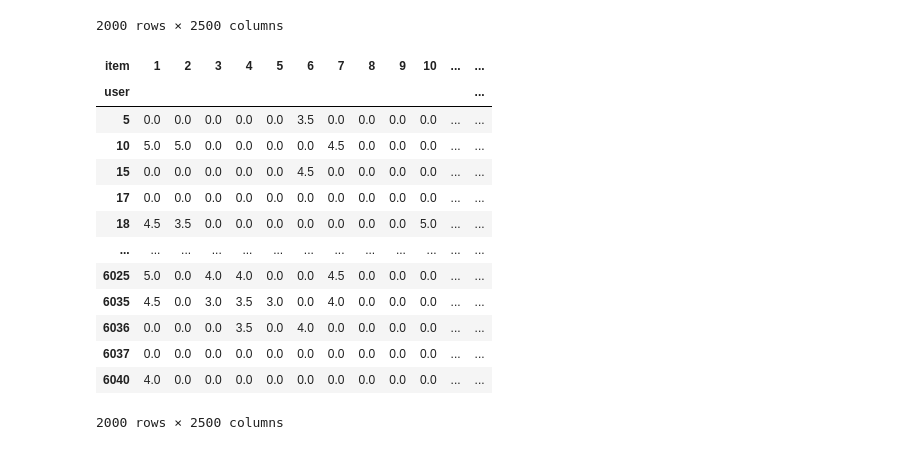
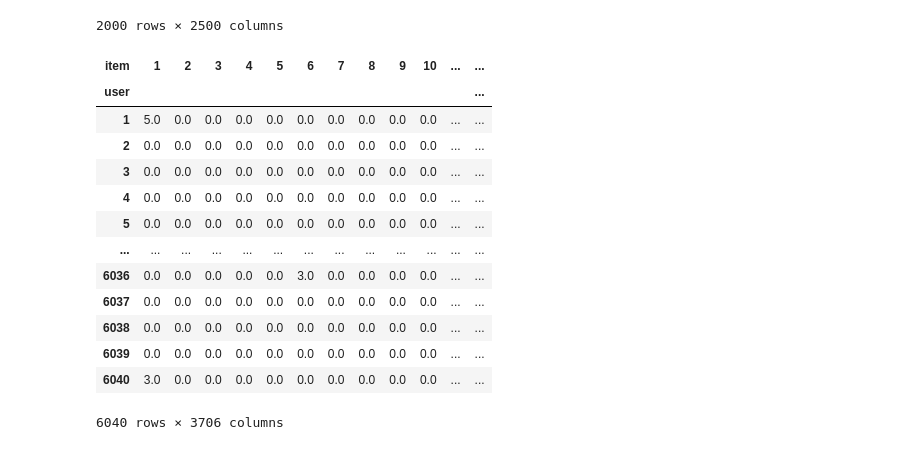
Before and after one commit to palfibogdan/FACT, a Jupyter notebook: src/notebooks/movielens.ipynb, the cells around one changed output. Saved outputs shown, nothing was run; the diff lists cells and outputs as text; code cells hidden in the pictures.

Commit message:
add downsampling option train recommender, set movielens < 3 to 0

```diff
--- a/src/notebooks/movielens.ipynb
+++ b/src/notebooks/movielens.ipynb
@@ -35,7 +40,7 @@ p6526 [23-01-18 14:17] [INFO]  Implcit using GPU: True  (root:22)
 # %%
 # from the README file
 column_names = ["user", "item", "rating", "timestamp"]
-user_item_df = pd.read_csv(config.MOVIELENS_DIR / "ratings.dat", names=column_names, sep="::", engine="python")
+user_item_df = pd.read_csv(config.MOVIELENS_DATA_DIR / "ratings.dat", names=column_names, sep="::", engine="python")
 user_item_df
 # %% [output]
 |  | user | item | rating | timestamp |
@@ -101,21 +106,23 @@ user_item_df
 # %%
 # remap ratings {3, 4, 5} to a range of 5, and set ratings < 3 to 0
 # QUESTION does this actually do the remapping of ratings < 3 to 0?
-ratings_remap = dict(zip(range(1, 6), np.linspace(3, 5, 5)))
-user_item_df = user_item_df.applymap(lambda rating: ratings_remap.get(rating, 0))
+# ratings_remap = dict(zip(range(1, 6), np.linspace(3, 5, 5)))
+# user_item_df = user_item_df.applymap(lambda rating: ratings_remap.get(rating, 0)):
+user_item_df[user_item_df < 3] = 0
+assert set(np.unique(user_item_df.values)) == {0, 3, 4, 5}
 user_item_df
 # %% [output]
 | item | 1 | 2 | 3 | 4 | 5 | 6 | 7 | 8 | 9 | 10 | ... | ... |
 | user |  |  |  |  |  |  |  |  |  |  |  | ... |
-| 5 | 0.0 | 0.0 | 0.0 | 0.0 | 0.0 | 3.5 | 0.0 | 0.0 | 0.0 | 0.0 | ... | ... |
-| 10 | 5.0 | 5.0 | 0.0 | 0.0 | 0.0 | 0.0 | 4.5 | 0.0 | 0.0 | 0.0 | ... | ... |
-| 15 | 0.0 | 0.0 | 0.0 | 0.0 | 0.0 | 4.5 | 0.0 | 0.0 | 0.0 | 0.0 | ... | ... |
-| 17 | 0.0 | 0.0 | 0.0 | 0.0 | 0.0 | 0.0 | 0.0 | 0.0 | 0.0 | 0.0 | ... | ... |
-| 18 | 4.5 | 3.5 | 0.0 | 0.0 | 0.0 | 0.0 | 0.0 | 0.0 | 0.0 | 5.0 | ... | ... |
+| 1 | 5.0 | 0.0 | 0.0 | 0.0 | 0.0 | 0.0 | 0.0 | 0.0 | 0.0 | 0.0 | ... | ... |
+| 2 | 0.0 | 0.0 | 0.0 | 0.0 | 0.0 | 0.0 | 0.0 | 0.0 | 0.0 | 0.0 | ... | ... |
+| 3 | 0.0 | 0.0 | 0.0 | 0.0 | 0.0 | 0.0 | 0.0 | 0.0 | 0.0 | 0.0 | ... | ... |
+| 4 | 0.0 | 0.0 | 0.0 | 0.0 | 0.0 | 0.0 | 0.0 | 0.0 | 0.0 | 0.0 | ... | ... |
+| 5 | 0.0 | 0.0 | 0.0 | 0.0 | 0.0 | 0.0 | 0.0 | 0.0 | 0.0 | 0.0 | ... | ... |
 | ... | ... | ... | ... | ... | ... | ... | ... | ... | ... | ... | ... | ... |
-| 6025 | 5.0 | 0.0 | 4.0 | 4.0 | 0.0 | 0.0 | 4.5 | 0.0 | 0.0 | 0.0 | ... | ... |
-| 6035 | 4.5 | 0.0 | 3.0 | 3.5 | 3.0 | 0.0 | 4.0 | 0.0 | 0.0 | 0.0 | ... | ... |
-| 6036 | 0.0 | 0.0 | 0.0 | 3.5 | 0.0 | 4.0 | 0.0 | 0.0 | 0.0 | 0.0 | ... | ... |
+| 6036 | 0.0 | 0.0 | 0.0 | 0.0 | 0.0 | 3.0 | 0.0 | 0.0 | 0.0 | 0.0 | ... | ... |
 | 6037 | 0.0 | 0.0 | 0.0 | 0.0 | 0.0 | 0.0 | 0.0 | 0.0 | 0.0 | 0.0 | ... | ... |
-| 6040 | 4.0 | 0.0 | 0.0 | 0.0 | 0.0 | 0.0 | 0.0 | 0.0 | 0.0 | 0.0 | ... | ... |
+| 6038 | 0.0 | 0.0 | 0.0 | 0.0 | 0.0 | 0.0 | 0.0 | 0.0 | 0.0 | 0.0 | ... | ... |
+| 6039 | 0.0 | 0.0 | 0.0 | 0.0 | 0.0 | 0.0 | 0.0 | 0.0 | 0.0 | 0.0 | ... | ... |
+| 6040 | 3.0 | 0.0 | 0.0 | 0.0 | 0.0 | 0.0 | 0.0 | 0.0 | 0.0 | 0.0 | ... | ... |
-2000 rows × 2500 columns
+6040 rows × 3706 columns
```
Also changed, not shown: parts of 2 cells of this notebook, 5 other files.
